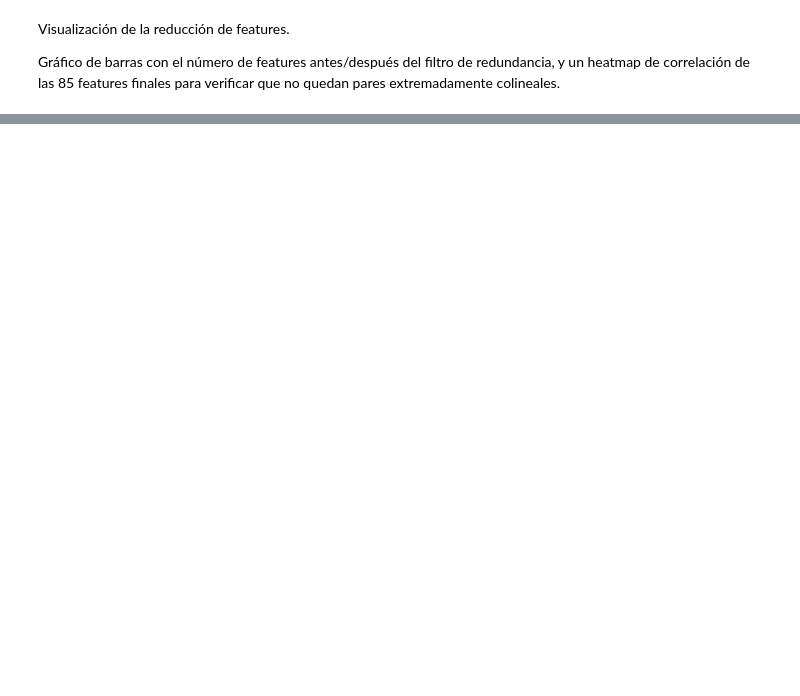
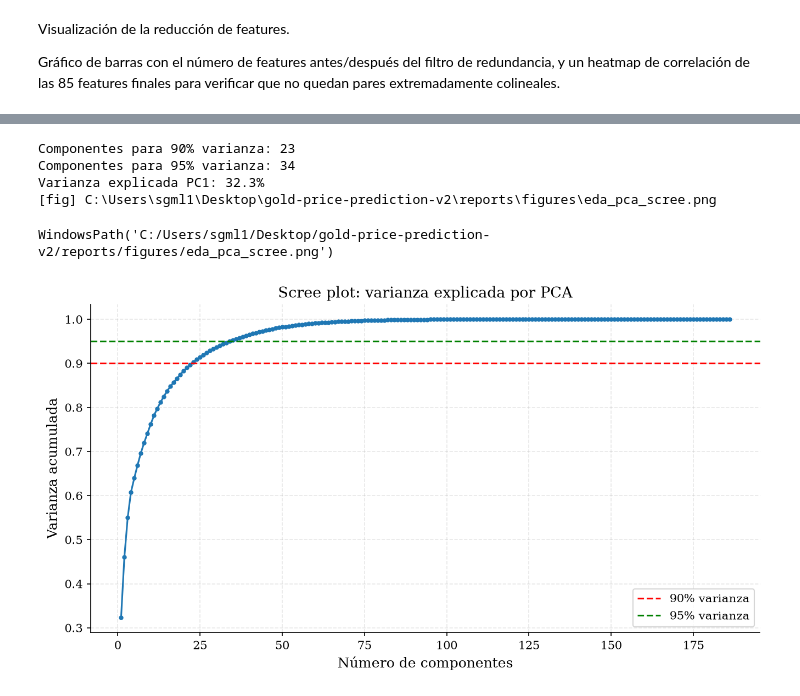
Before and after one commit to sebastianmalbaceda/gold-price-prediction, a Jupyter notebook: notebooks/08_10_preprocessing_features.ipynb, the cells around one changed output, grey strips where cells are left out. Drawn from its saved outputs; the diff is of its cells as text; code cells hidden in the pictures; blank space fills up the shorter version.

```diff
--- a/notebooks/08_10_preprocessing_features.ipynb
+++ b/notebooks/08_10_preprocessing_features.ipynb
@@ -185,0 +206,31 @@ WindowsPath('C:/Users/sgml1/Desktop/gold-price-prediction-v2/reports/figures/fea
+# %%
+from sklearn.decomposition import PCA
+
+# PCA sobre train escalado (solo exploratorio)
+X_train_scaled = pp.transform(X_train)
+pca = PCA()
+pca.fit(X_train_scaled)
+var_acum = np.cumsum(pca.explained_variance_ratio_)
+n_90 = int(np.argmax(var_acum >= 0.90) + 1)
+n_95 = int(np.argmax(var_acum >= 0.95) + 1)
+print(f"Componentes para 90% varianza: {n_90}")
+print(f"Componentes para 95% varianza: {n_95}")
+print(f"Varianza explicada PC1: {pca.explained_variance_ratio_[0]:.1%}")
+
+fig, ax = plt.subplots(figsize=(9, 5))
+ax.plot(range(1, len(var_acum)+1), var_acum, 'o-', markersize=3)
+ax.axhline(0.90, color='red', ls='--', label='90% varianza')
+ax.axhline(0.95, color='green', ls='--', label='95% varianza')
+ax.set_xlabel('Número de componentes')
+ax.set_ylabel('Varianza acumulada')
+ax.set_title('Scree plot: varianza explicada por PCA')
+ax.legend()
+fig.tight_layout()
+save_fig(fig, "eda_pca_scree.png")
+# %% [output]
+Componentes para 90% varianza: 23
+Componentes para 95% varianza: 34
+Varianza explicada PC1: 32.3%
+[fig] C:\Users\sgml1\Desktop\gold-price-prediction-v2\reports\figures\eda_pca_scree.png
+WindowsPath('C:/Users/sgml1/Desktop/gold-price-prediction-v2/reports/figures/eda_pca_scree.png')
+[figure, added]
```
Also changed, not shown: parts of 8 cells of this notebook, 8 other files.
